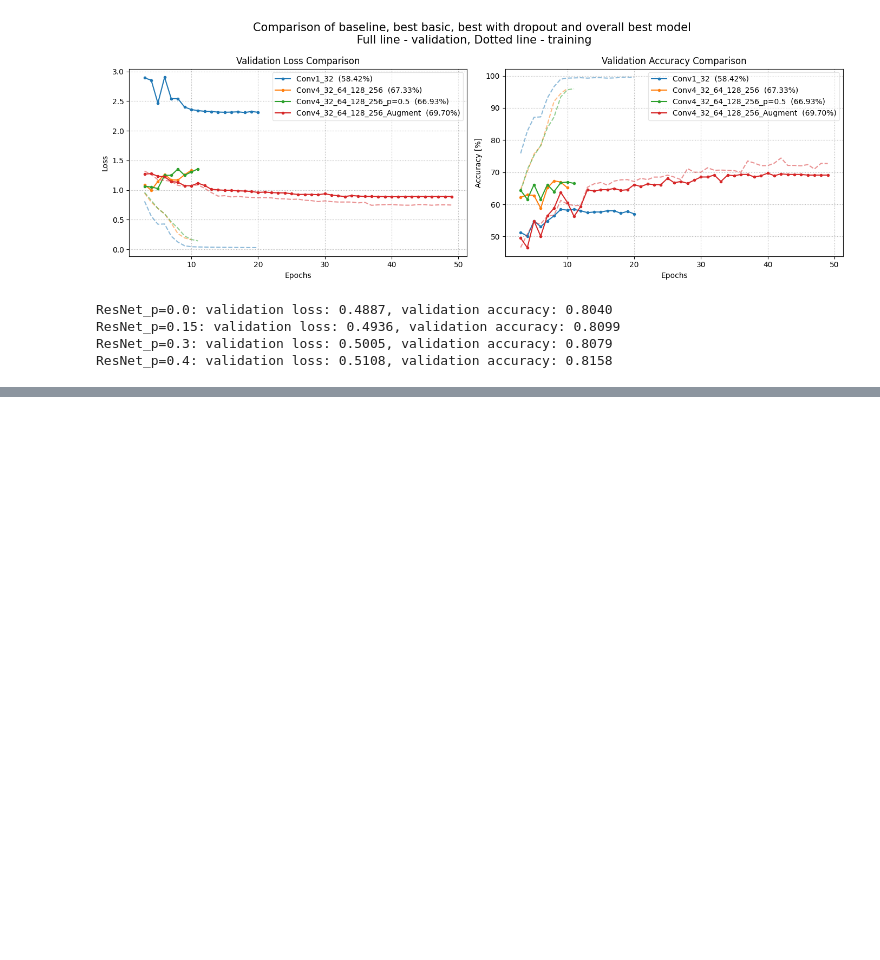
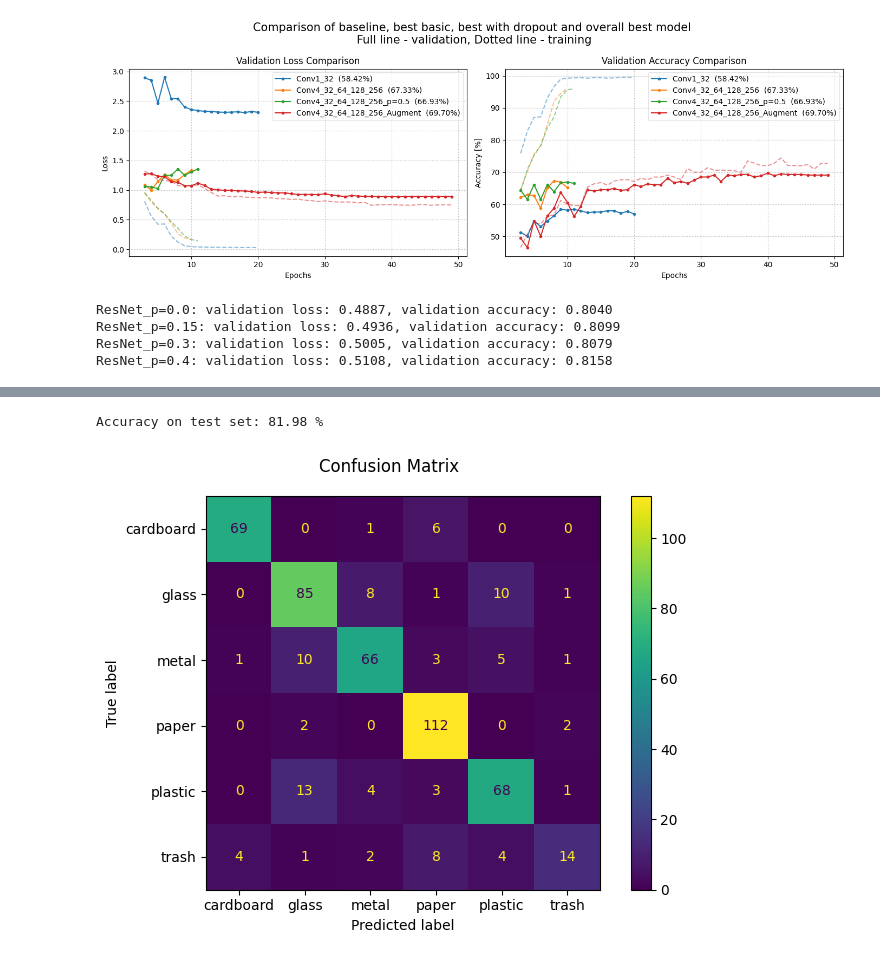
Before and after one commit to marekstorek/trash_classifier, a Jupyter notebook: ml/experiments.ipynb, the cells around one changed output, grey strips where cells are left out. Drawn from its saved outputs; the diff is of its cells as text; code cells hidden in the pictures; blank space fills up the shorter version.

```diff
--- a/ml/experiments.ipynb
+++ b/ml/experiments.ipynb
@@ -317,0 +349,5 @@ ResNet_p=0.4: validation loss: 0.5108, validation accuracy: 0.8158
+# %%
+test_model(best_resnet)
+# %% [output]
+Accuracy on test set: 81.98 %
+[figure, added]
```
Also changed, not shown: parts of 6 cells of this notebook, 3 other files.
